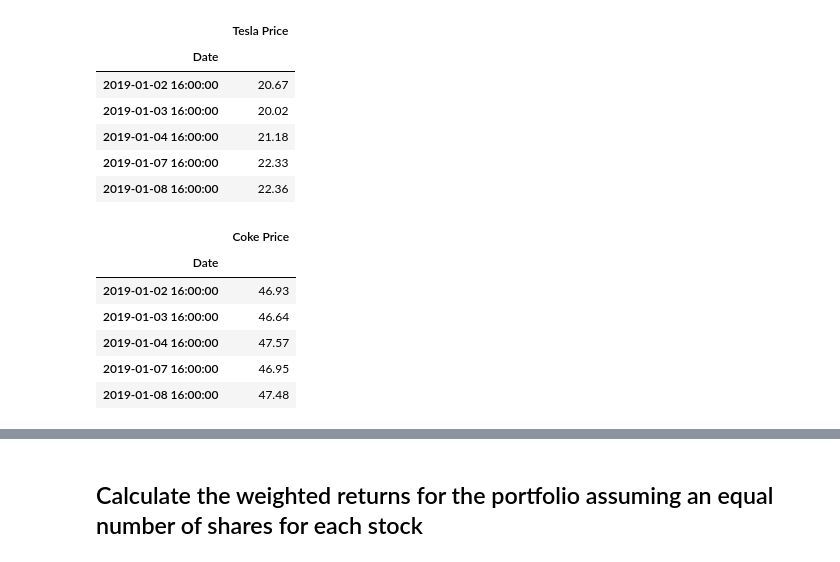
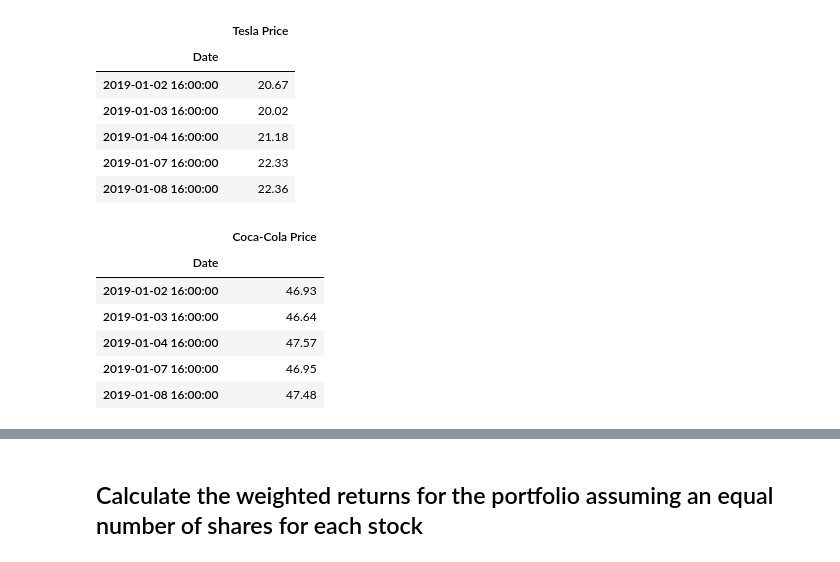
Before and after one commit to Bertpuit/a_whale_off_portfolio, a Jupyter notebook: whale_analysis.ipynb, the cells around one changed output, grey strips where cells are left out. Drawn from its saved outputs; the diff is of its cells as text; code cells hidden in the pictures.

```diff
--- a/whale_analysis.ipynb
+++ b/whale_analysis.ipynb
@@ -490,11 +490,13 @@ tesla_closing_df.head()
 # %%
 # Reading data from 3rd stock
 coca_closing_path = Path('Resources/coca-cola_closing.csv')
 coca_closing_df = pd.read_csv(coca_closing_path, index_col = 'Date', parse_dates = True)
-coca_closing_df.rename(columns ={'Close': 'Coke Price'}, inplace = True)
+
+coca_closing_df.rename(columns = {'Close': 'Coca-Cola Price'}, inplace = True)
+
 coca_closing_df.head()
 # %% [output]
-|  | Coke Price |
+|  | Coca-Cola Price |
 | Date |  |
 | 2019-01-02 16:00:00 | 46.93 |
 | 2019-01-03 16:00:00 | 46.64 |
```
Also changed, not shown: parts of 20 cells of this notebook, 2 other files.
